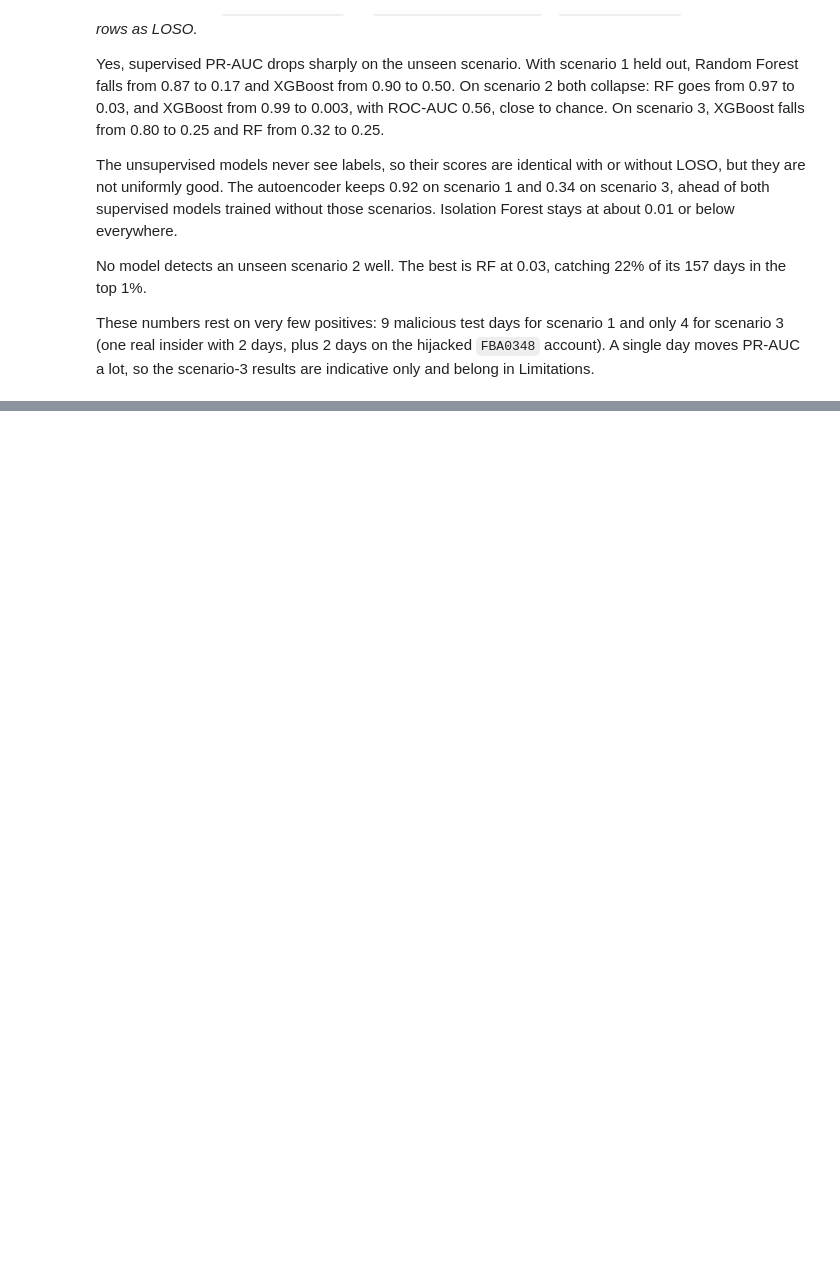
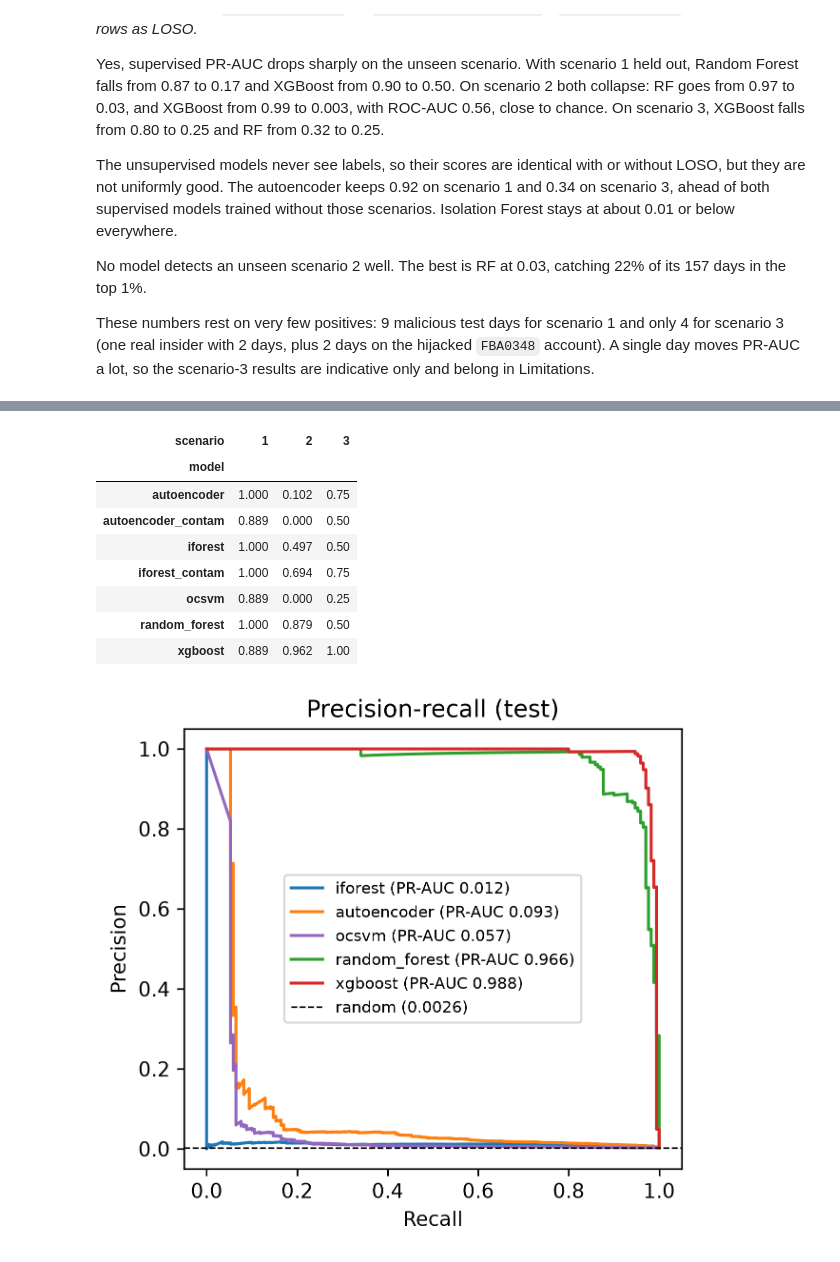
Before and after one commit to SupriyeAmatya/AI-Based-User-and-Entity-Behavior-Analytics-for-Insider-Threat-Detection, a Jupyter notebook: notebooks/04_evaluation.ipynb, the cells around one changed output, grey strips where cells are left out. Saved outputs shown, nothing was run; the diff lists cells and outputs as text; code cells hidden in the pictures; blank space fills up the shorter version.

```diff
--- a/notebooks/04_evaluation.ipynb
+++ b/notebooks/04_evaluation.ipynb
@@ -125,0 +129,10 @@ These numbers rest on very few positives: 9 malicious test days for scenario 1 a
+# %%
+from IPython.display import Image, display
+
+t5 = pd.read_csv(TABLES_DIR / "model_comparison.csv")
+cols = ["model", "operating_point", "precision", "recall", "f1", "fpr", "pr_auc", "roc_auc", "user_recall"]
+display(t5[cols].round(4))
+per = pd.read_csv(TABLES_DIR / "model_per_scenario.csv")
+display(per.pivot(index="model", columns="scenario", values="recall_best_f1").round(3))
+display(Image(str(ROOT / "results" / "figures" / "F4_pr_curves.png"), width=600))
+# %% [output]
@@ -125,0 +154,10 @@ These numbers rest on very few positives: 9 malicious test days for scenario 1 a
+| scenario | 1 | 2 | 3 |
+| model |  |  |  |
+| autoencoder | 1.000 | 0.102 | 0.75 |
+| autoencoder_contam | 0.889 | 0.000 | 0.50 |
+| iforest | 1.000 | 0.497 | 0.50 |
+| iforest_contam | 1.000 | 0.694 | 0.75 |
+| ocsvm | 0.889 | 0.000 | 0.25 |
+| random_forest | 1.000 | 0.879 | 0.50 |
+| xgboost | 0.889 | 0.962 | 1.00 |
+[figure, added]
```
Also changed, not shown: parts of 11 cells of this notebook, 7 other files.
